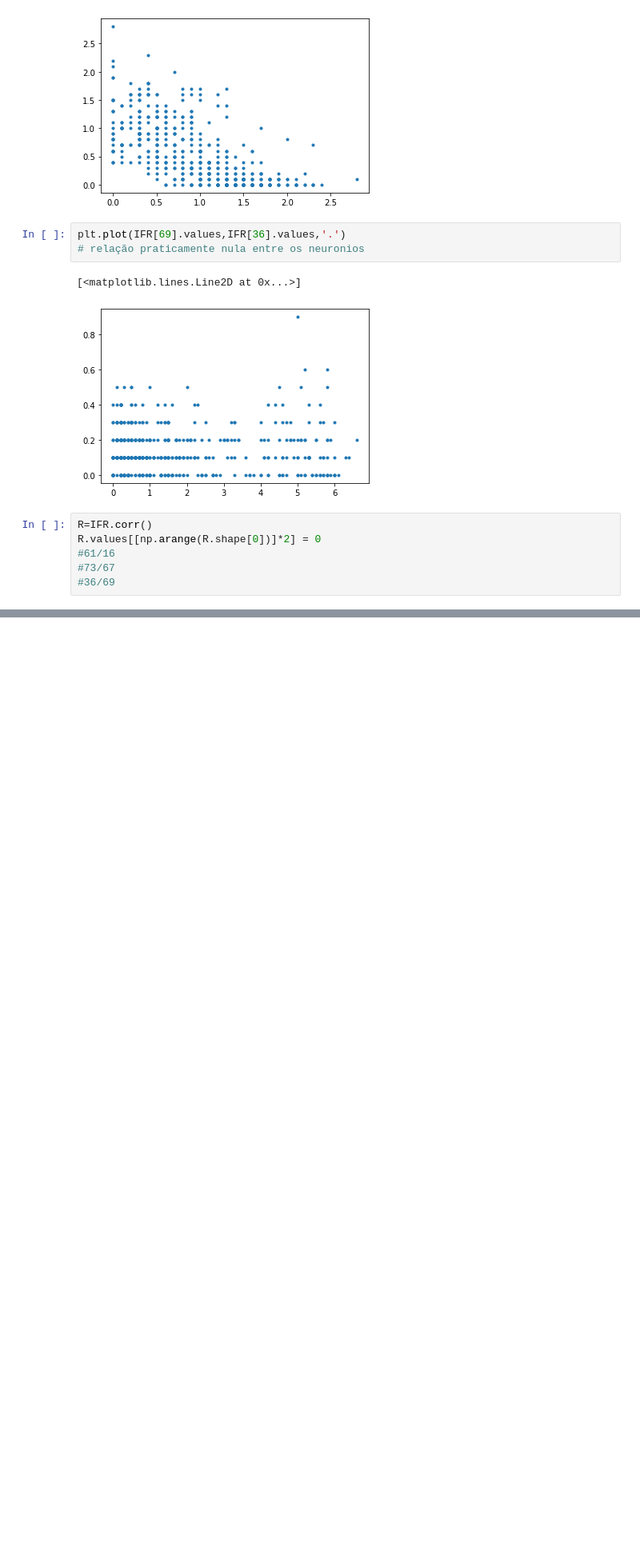
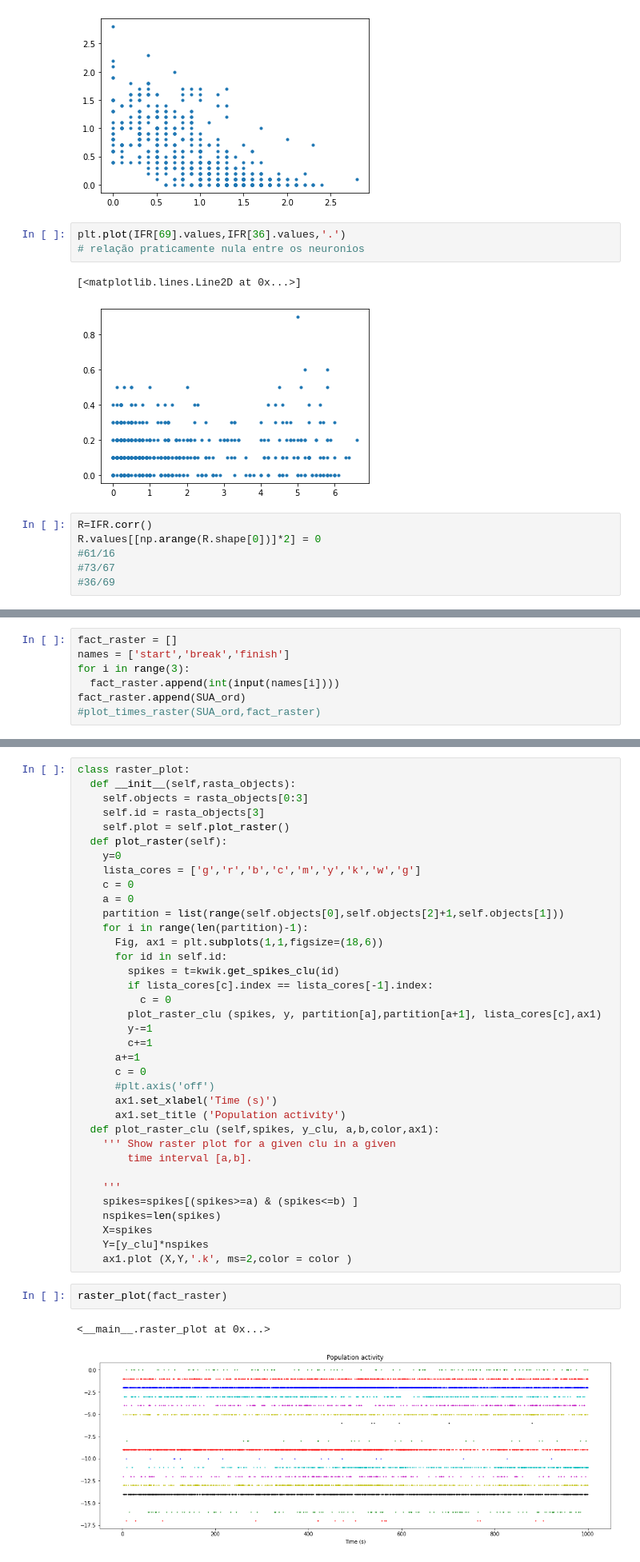
Before and after one commit to PedroGNog/Dimensionalidade-Spike-sorting, a Jupyter notebook: Dimensionalidade_spike_sorting.ipynb, the cells around one changed output, grey strips where cells are left out. Shown at 80% size. Saved outputs shown, nothing was run; the diff lists cells and outputs as text; blank space fills up the shorter version.

```diff
--- a/Dimensionalidade_spike_sorting.ipynb
+++ b/Dimensionalidade_spike_sorting.ipynb
@@ -201,0 +249,7 @@ Text(0.5, 1.0, 'Population activity')
+# %%
+fact_raster = []
+names = ['start','break','finish']
+for i in range(3):
+  fact_raster.append(int(input(names[i])))
+fact_raster.append(SUA_ord)
+#plot_times_raster(SUA_ord,fact_raster)
@@ -201,0 +267,41 @@ Text(0.5, 1.0, 'Population activity')
+# %%
+class raster_plot:
+  def __init__(self,rasta_objects):
+    self.objects = rasta_objects[0:3]
+    self.id = rasta_objects[3]
+    self.plot = self.plot_raster()
+  def plot_raster(self):
+    y=0
+    lista_cores = ['g','r','b','c','m','y','k','w','g']
+    c = 0
+    a = 0
+    partition = list(range(self.objects[0],self.objects[2]+1,self.objects[1]))
+    for i in range(len(partition)-1):
+      Fig, ax1 = plt.subplots(1,1,figsize=(18,6))
+      for id in self.id:
+        spikes = t=kwik.get_spikes_clu(id)
+        if lista_cores[c].index == lista_cores[-1].index:
+          c = 0
+        plot_raster_clu (spikes, y, partition[a],partition[a+1], lista_cores[c],ax1)
+        y-=1
+        c+=1
+      a+=1
+      c = 0
+      #plt.axis('off')
+      ax1.set_xlabel('Time (s)')
+      ax1.set_title ('Population activity')
+  def plot_raster_clu (self,spikes, y_clu, a,b,color,ax1):
+    ''' Show raster plot for a given clu in a given
+        time interval [a,b].
+
+    '''
+    spikes=spikes[(spikes>=a) & (spikes<=b) ]
+    nspikes=len(spikes)
+    X=spikes
+    Y=[y_clu]*nspikes
+    ax1.plot (X,Y,'.k', ms=2,color = color )
+# %%
+raster_plot(fact_raster)
+# %% [output]
+<__main__.raster_plot at 0x...>
+[figure, added]
```
Also changed, not shown: parts of 15 cells of this notebook.
